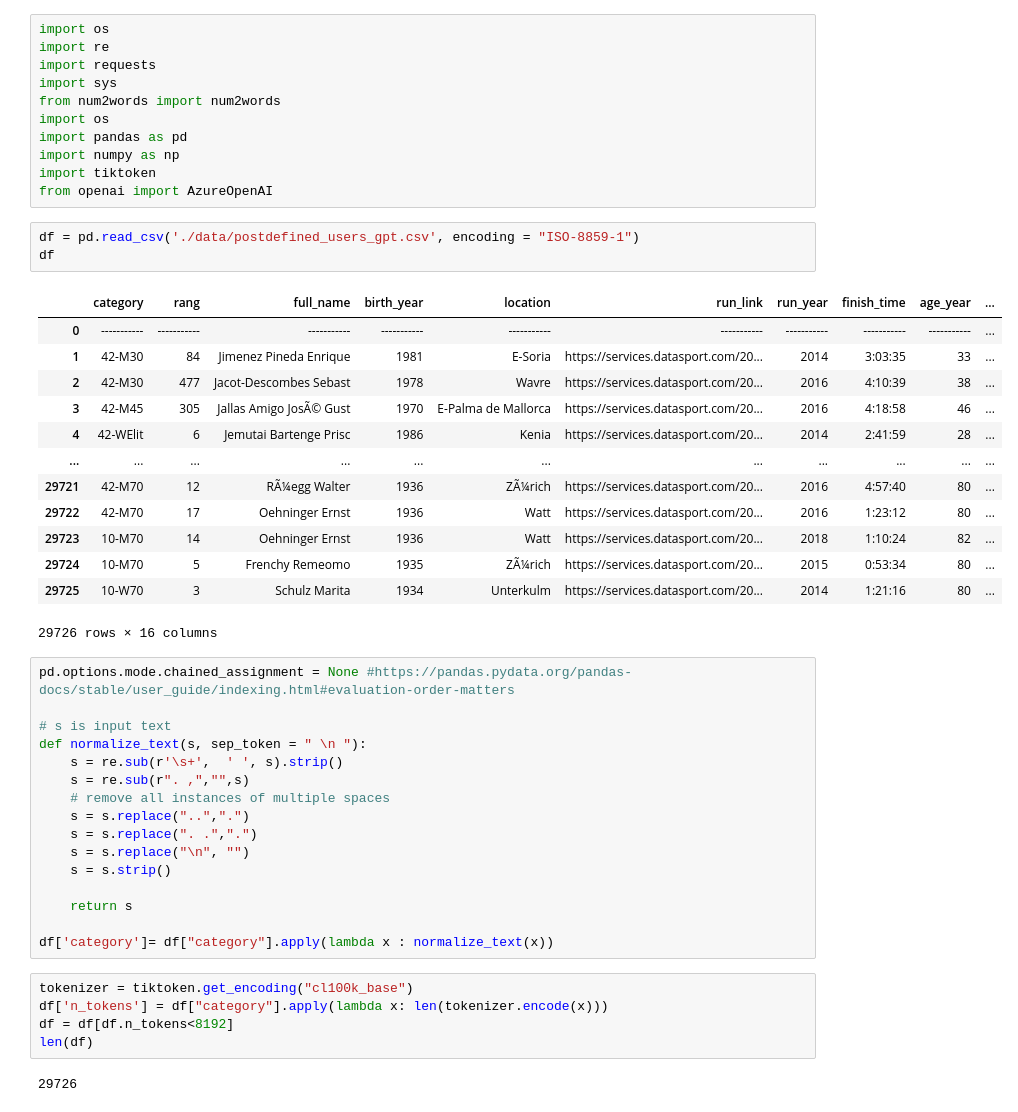
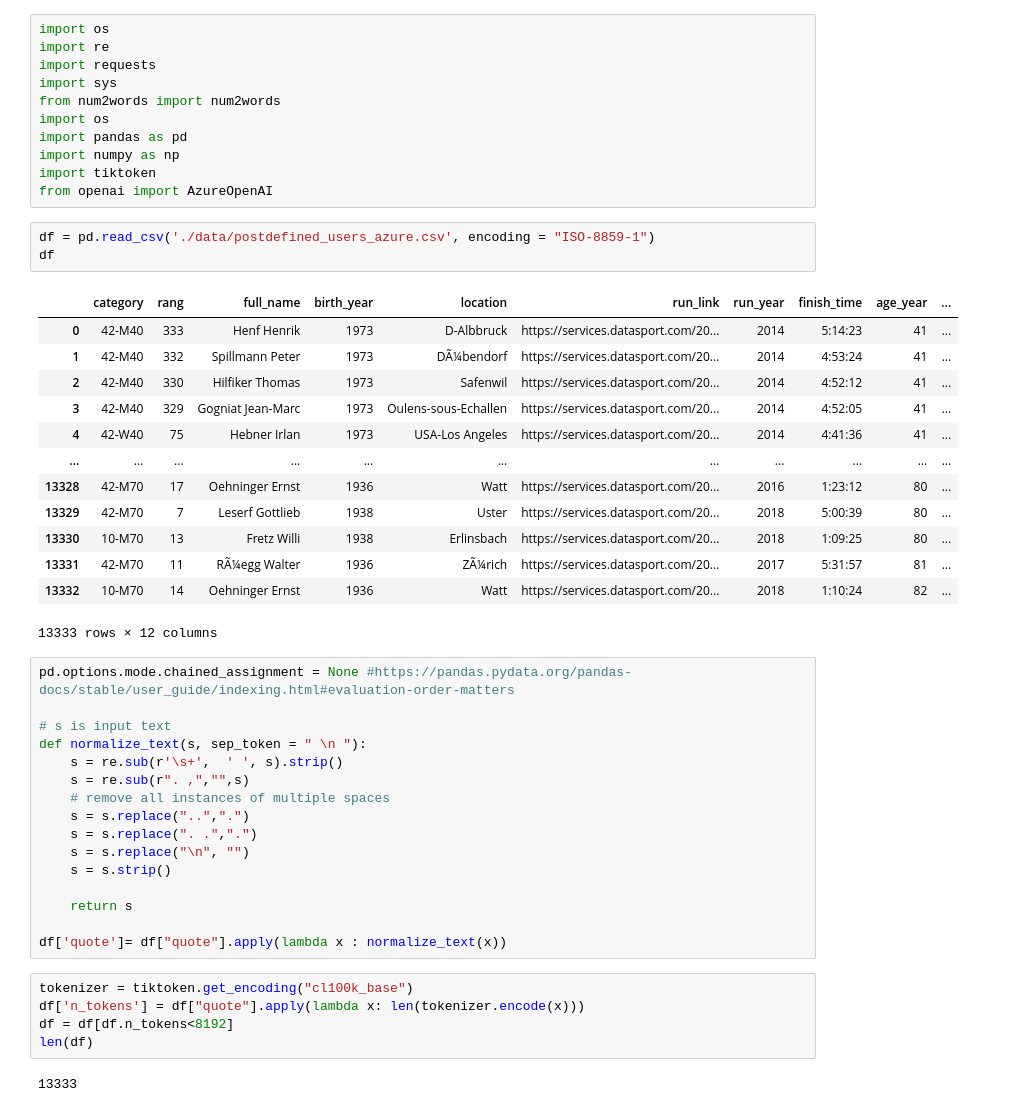
Before and after one commit to aloha-fim/kam_second, a Jupyter notebook: graphs_azure.ipynb, the cells around one changed output. Saved outputs shown, nothing was run; the diff lists cells and outputs as text.

```diff
--- a/graphs_azure.ipynb
+++ b/graphs_azure.ipynb
@@ -10,22 +10,22 @@ import numpy as np
 import tiktoken
 from openai import AzureOpenAI
 # %%
-df = pd.read_csv('./data/postdefined_users_gpt.csv', encoding = "ISO-8859-1")
+df = pd.read_csv('./data/postdefined_users_azure.csv', encoding = "ISO-8859-1")
 df
 # %% [output]
 |  | category | rang | full_name | birth_year | location | run_link | run_year | finish_time | age_year | ... |
-| 0 | ----------- | ----------- | ----------- | ----------- | ----------- | ----------- | ----------- | ----------- | ----------- | ... |
-| 1 | 42-M30 | 84 | Jimenez Pineda Enrique | 1981 | E-Soria | https://services.datasport.com/20... | 2014 | 3:03:35 | 33 | ... |
-| 2 | 42-M30 | 477 | Jacot-Descombes Sebast | 1978 | Wavre | https://services.datasport.com/20... | 2016 | 4:10:39 | 38 | ... |
-| 3 | 42-M45 | 305 | Jallas Amigo JosÃ© Gust | 1970 | E-Palma de Mallorca | https://services.datasport.com/20... | 2016 | 4:18:58 | 46 | ... |
-| 4 | 42-WElit | 6 | Jemutai Bartenge Prisc | 1986 | Kenia | https://services.datasport.com/20... | 2014 | 2:41:59 | 28 | ... |
+| 0 | 42-M40 | 333 | Henf Henrik | 1973 | D-Albbruck | https://services.datasport.com/20... | 2014 | 5:14:23 | 41 | ... |
+| 1 | 42-M40 | 332 | Spillmann Peter | 1973 | DÃ¼bendorf | https://services.datasport.com/20... | 2014 | 4:53:24 | 41 | ... |
+| 2 | 42-M40 | 330 | Hilfiker Thomas | 1973 | Safenwil | https://services.datasport.com/20... | 2014 | 4:52:12 | 41 | ... |
+| 3 | 42-M40 | 329 | Gogniat Jean-Marc | 1973 | Oulens-sous-Echallen | https://services.datasport.com/20... | 2014 | 4:52:05 | 41 | ... |
+| 4 | 42-W40 | 75 | Hebner Irlan | 1973 | USA-Los Angeles | https://services.datasport.com/20... | 2014 | 4:41:36 | 41 | ... |
 | ... | ... | ... | ... | ... | ... | ... | ... | ... | ... | ... |
-| 29721 | 42-M70 | 12 | RÃ¼egg Walter | 1936 | ZÃ¼rich | https://services.datasport.com/20... | 2016 | 4:57:40 | 80 | ... |
-| 29722 | 42-M70 | 17 | Oehninger Ernst | 1936 | Watt | https://services.datasport.com/20... | 2016 | 1:23:12 | 80 | ... |
-| 29723 | 10-M70 | 14 | Oehninger Ernst | 1936 | Watt | https://services.datasport.com/20... | 2018 | 1:10:24 | 82 | ... |
-| 29724 | 10-M70 | 5 | Frenchy Remeomo | 1935 | ZÃ¼rich | https://services.datasport.com/20... | 2015 | 0:53:34 | 80 | ... |
-| 29725 | 10-W70 | 3 | Schulz Marita | 1934 | Unterkulm | https://services.datasport.com/20... | 2014 | 1:21:16 | 80 | ... |
+| 13328 | 42-M70 | 17 | Oehninger Ernst | 1936 | Watt | https://services.datasport.com/20... | 2016 | 1:23:12 | 80 | ... |
+| 13329 | 42-M70 | 7 | Leserf Gottlieb | 1938 | Uster | https://services.datasport.com/20... | 2018 | 5:00:39 | 80 | ... |
+| 13330 | 10-M70 | 13 | Fretz Willi | 1938 | Erlinsbach | https://services.datasport.com/20... | 2018 | 1:09:25 | 80 | ... |
+| 13331 | 42-M70 | 11 | RÃ¼egg Walter | 1936 | ZÃ¼rich | https://services.datasport.com/20... | 2017 | 5:31:57 | 81 | ... |
+| 13332 | 10-M70 | 14 | Oehninger Ernst | 1936 | Watt | https://services.datasport.com/20... | 2018 | 1:10:24 | 82 | ... |
-29726 rows × 16 columns
+13333 rows × 12 columns
 # %%
 pd.options.mode.chained_assignment = None #https://pandas.pydata.org/pandas-docs/stable/user_guide/indexing.html#evaluation-order-matters
 
@@ -41,14 +41,14 @@ def normalize_text(s, sep_token = " \n "):
 
     return s
 
-df['category']= df["category"].apply(lambda x : normalize_text(x))
+df['quote']= df["quote"].apply(lambda x : normalize_text(x))
 # %%
 tokenizer = tiktoken.get_encoding("cl100k_base")
-df['n_tokens'] = df["category"].apply(lambda x: len(tokenizer.encode(x)))
+df['n_tokens'] = df["quote"].apply(lambda x: len(tokenizer.encode(x)))
 df = df[df.n_tokens<8192]
 len(df)
 # %% [output]
-29726
+13333
 # %%
 df
 # %% [output]
```
Also changed, not shown: parts of 9 cells of this notebook, 9 other files.
